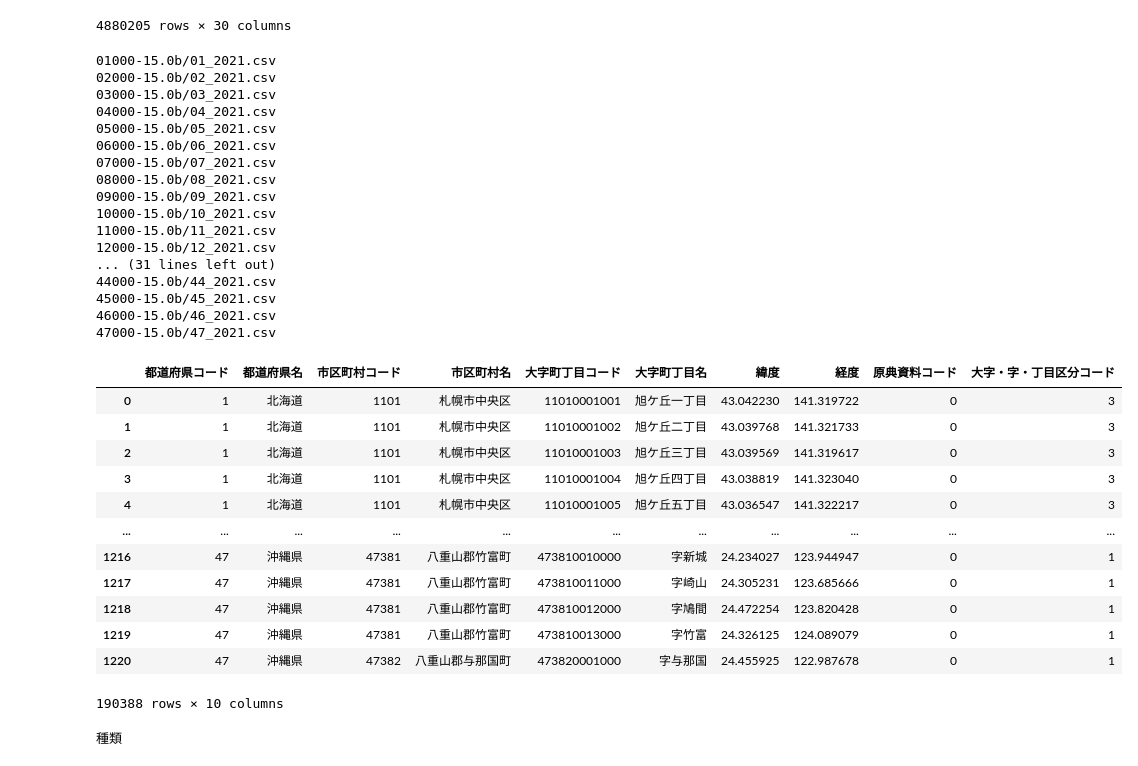
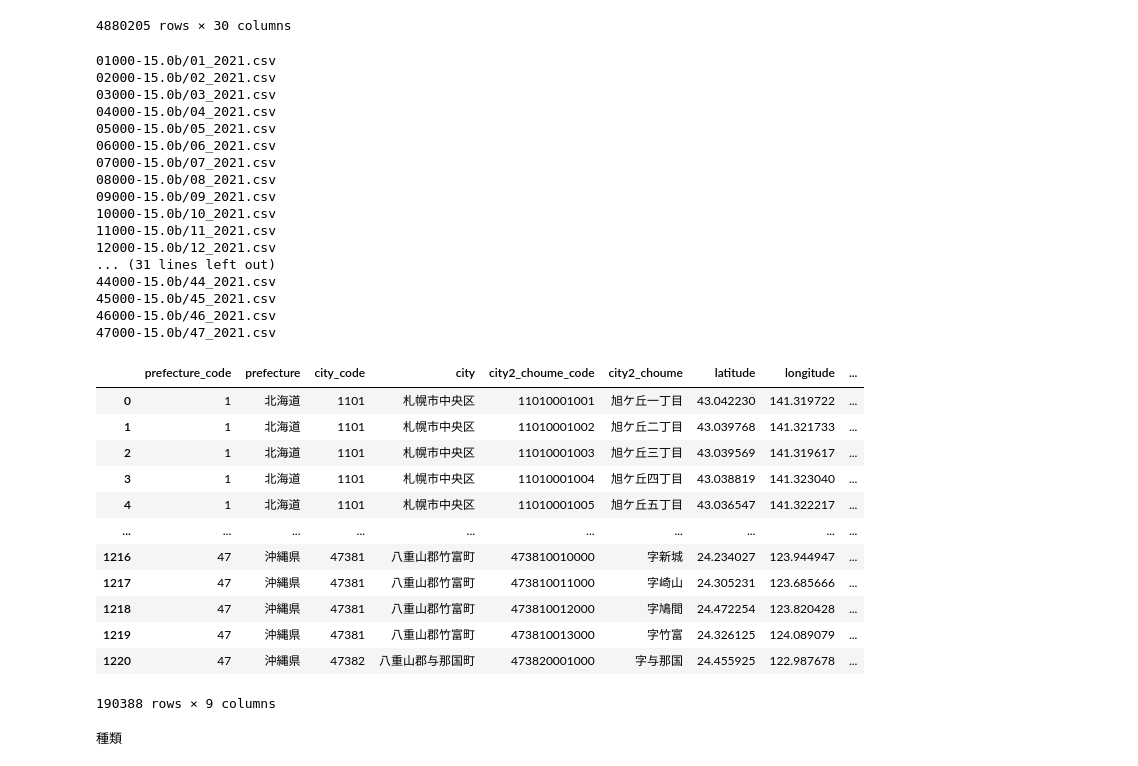
Before and after one commit to anonpg/reml-api, a Jupyter notebook: notebooks/preprocess.ipynb, the cells around one changed output. Saved outputs shown, nothing was run; the diff lists cells and outputs as text; code cells hidden in the pictures.

```diff
--- a/notebooks/preprocess.ipynb
+++ b/notebooks/preprocess.ipynb
@@ -61,46 +61,59 @@ for i in range(1, 48):
             print(f.filename)
             df = pd.read_csv(zf.open(f.filename), encoding='cp932', dtype={
                 # '間取り': 'str',
                 # '今後の利用目的': 'str',
                 # '改装': 'str',
                 # '延床面積（㎡）': 'str'
             })
             dfs += [df]
 
 df = pd.concat(dfs)
+
+df = df.drop(columns=['原典資料コード'])
+df = df.rename(columns={
+    '都道府県コード': 'prefecture_code',
+    '都道府県名': 'prefecture',
+    '市区町村コード': 'city_code',
+    '市区町村名': 'city',
+    '大字町丁目コード': 'city2_choume_code',
+    '大字町丁目名': 'city2_choume',
+    '緯度': 'latitude',
+    '経度': 'longitude',
+    '大字・字・丁目区分コード': 'city2_choume_type_code',
+})
 df.to_pickle('/tmp/pos_all.pkl')
 display(df)
 # %% [output]
 01000-15.0b/01_2021.csv
 02000-15.0b/02_2021.csv
 03000-15.0b/03_2021.csv
 04000-15.0b/04_2021.csv
 05000-15.0b/05_2021.csv
 06000-15.0b/06_2021.csv
 07000-15.0b/07_2021.csv
 08000-15.0b/08_2021.csv
 09000-15.0b/09_2021.csv
 10000-15.0b/10_2021.csv
 11000-15.0b/11_2021.csv
 12000-15.0b/12_2021.csv
 ... (31 lines left out)
 44000-15.0b/44_2021.csv
 45000-15.0b/45_2021.csv
 46000-15.0b/46_2021.csv
 47000-15.0b/47_2021.csv
-|  | 都道府県コード | 都道府県名 | 市区町村コード | 市区町村名 | 大字町丁目コード | 大字町丁目名 | 緯度 | 経度 | 原典資料コード | 大字・字・丁目区分コード |
-| 0 | 1 | 北海道 | 1101 | 札幌市中央区 | 11010001001 | 旭ケ丘一丁目 | 43.042230 | 141.319722 | 0 | 3 |
-| 1 | 1 | 北海道 | 1101 | 札幌市中央区 | 11010001002 | 旭ケ丘二丁目 | 43.039768 | 141.321733 | 0 | 3 |
-| 2 | 1 | 北海道 | 1101 | 札幌市中央区 | 11010001003 | 旭ケ丘三丁目 | 43.039569 | 141.319617 | 0 | 3 |
-| 3 | 1 | 北海道 | 1101 | 札幌市中央区 | 11010001004 | 旭ケ丘四丁目 | 43.038819 | 141.323040 | 0 | 3 |
-| 4 | 1 | 北海道 | 1101 | 札幌市中央区 | 11010001005 | 旭ケ丘五丁目 | 43.036547 | 141.322217 | 0 | 3 |
-| ... | ... | ... | ... | ... | ... | ... | ... | ... | ... | ... |
-| 1216 | 47 | 沖縄県 | 47381 | 八重山郡竹富町 | 473810010000 | 字新城 | 24.234027 | 123.944947 | 0 | 1 |
-| 1217 | 47 | 沖縄県 | 47381 | 八重山郡竹富町 | 473810011000 | 字崎山 | 24.305231 | 123.685666 | 0 | 1 |
-| 1218 | 47 | 沖縄県 | 47381 | 八重山郡竹富町 | 473810012000 | 字鳩間 | 24.472254 | 123.820428 | 0 | 1 |
-| 1219 | 47 | 沖縄県 | 47381 | 八重山郡竹富町 | 473810013000 | 字竹富 | 24.326125 | 124.089079 | 0 | 1 |
-| 1220 | 47 | 沖縄県 | 47382 | 八重山郡与那国町 | 473820001000 | 字与那国 | 24.455925 | 122.987678 | 0 | 1 |
+|  | prefecture_code | prefecture | city_code | city | city2_choume_code | city2_choume | latitude | longitude | ... |
+| 0 | 1 | 北海道 | 1101 | 札幌市中央区 | 11010001001 | 旭ケ丘一丁目 | 43.042230 | 141.319722 | ... |
+| 1 | 1 | 北海道 | 1101 | 札幌市中央区 | 11010001002 | 旭ケ丘二丁目 | 43.039768 | 141.321733 | ... |
+| 2 | 1 | 北海道 | 1101 | 札幌市中央区 | 11010001003 | 旭ケ丘三丁目 | 43.039569 | 141.319617 | ... |
+| 3 | 1 | 北海道 | 1101 | 札幌市中央区 | 11010001004 | 旭ケ丘四丁目 | 43.038819 | 141.323040 | ... |
+| 4 | 1 | 北海道 | 1101 | 札幌市中央区 | 11010001005 | 旭ケ丘五丁目 | 43.036547 | 141.322217 | ... |
+| ... | ... | ... | ... | ... | ... | ... | ... | ... | ... |
+| 1216 | 47 | 沖縄県 | 47381 | 八重山郡竹富町 | 473810010000 | 字新城 | 24.234027 | 123.944947 | ... |
+| 1217 | 47 | 沖縄県 | 47381 | 八重山郡竹富町 | 473810011000 | 字崎山 | 24.305231 | 123.685666 | ... |
+| 1218 | 47 | 沖縄県 | 47381 | 八重山郡竹富町 | 473810012000 | 字鳩間 | 24.472254 | 123.820428 | ... |
+| 1219 | 47 | 沖縄県 | 47381 | 八重山郡竹富町 | 473810013000 | 字竹富 | 24.326125 | 124.089079 | ... |
+| 1220 | 47 | 沖縄県 | 47382 | 八重山郡与那国町 | 473820001000 | 字与那国 | 24.455925 | 122.987678 | ... |
-190388 rows × 10 columns
+190388 rows × 9 columns
 # %%
 df = pd.read_pickle('/tmp/raw.pkl')
 
```
Also changed, not shown: 10 other files.
